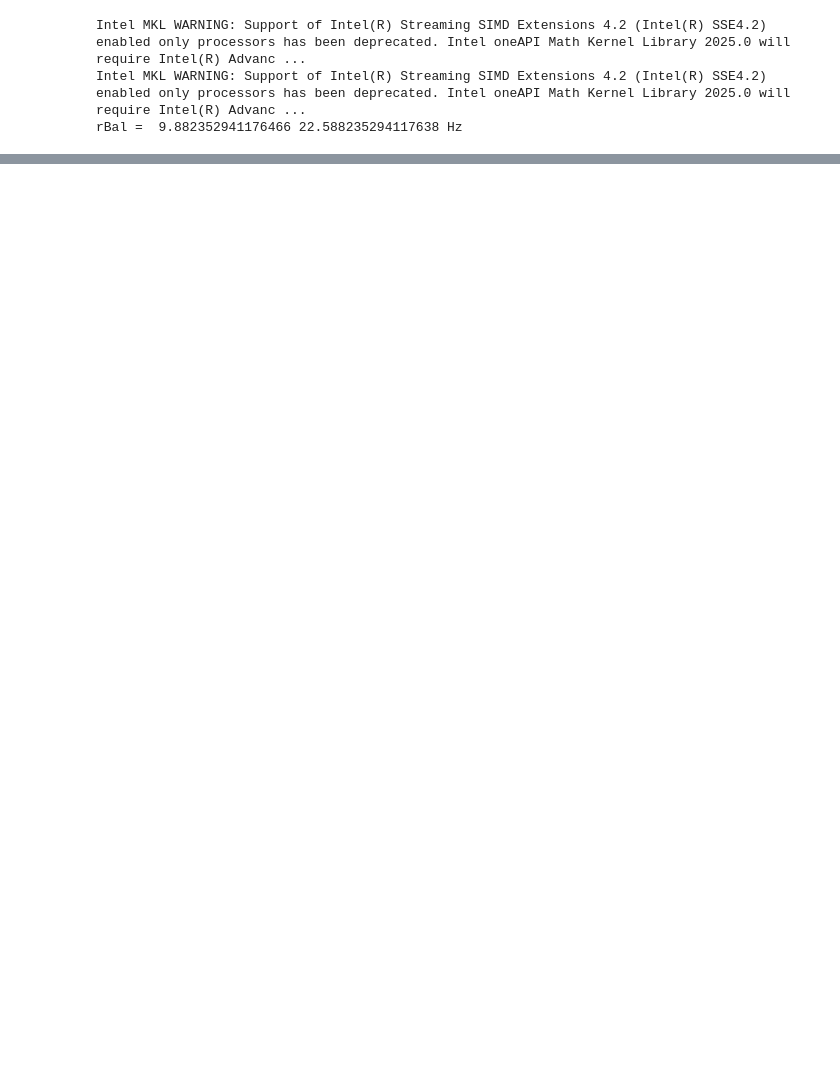
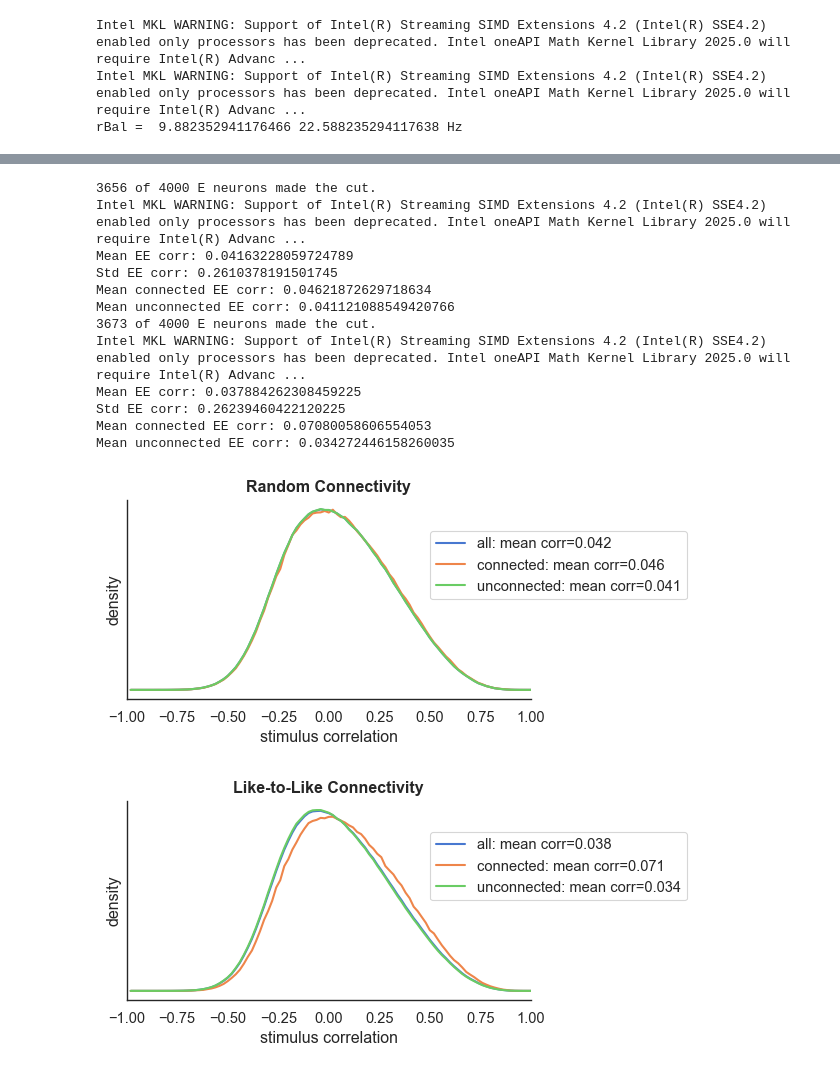
Before and after one commit to RobertRosenbaum/MicronsBalancedModel, a Jupyter notebook: MultiTrialRandLikeLikeTogether.ipynb, the cells around one changed output, grey strips where cells are left out. Drawn from its saved outputs; the diff is of its cells as text; code cells hidden in the pictures; blank space fills up the shorter version.

Commit message:
Ran longer sim, saved data, made figure with histograms and bar plots.

```diff
--- a/MultiTrialRandLikeLikeTogether.ipynb
+++ b/MultiTrialRandLikeLikeTogether.ipynb
@@ -74,7 +74,7 @@ sigmastim = X0.mean()/15.0
 numtrials=20
 
 # Window size for count correlations
-dtRate=250
+winsize=250
 
 # Percent of conn matrix to re-wire
 alpha=0.8
@@ -113,7 +113,7 @@ for j in range(StimDim):
 maxns=int(.05*Ne*Nt)+1
 Ierecord=[0,1,2]
 t0=tm()
-RateTime=np.arange(0,T,dtRate)
+RateTime=np.arange(0,T,winsize)
 reRand = np.zeros((numtrials,Ne,len(RateTime)))
 riRand = np.zeros((numtrials,Ni,len(RateTime)))
 reLikeLike = np.zeros((numtrials,Ne,len(RateTime)))
@@ -127,16 +127,16 @@ with warnings.catch_warnings():
         se,si,VeRec = EIFNetworkSim(J,Jx,X,X0,Ne,NeuronParams,tau,Nt,dt,maxns,Ierecord)
         se=se[:,se[0,:]>=0]
         si=si[:,si[0,:]>=0]
-        reRand[iii,:,:] = GetSpikeCounts(se,dtRate,Ne,T)/dtRate
-        riRand[iii,:,:] = GetSpikeCounts(si,dtRate,Ni,T)/dtRate
+        reRand[iii,:,:] = GetSpikeCounts(se,winsize,Ne,T)/winsize
+        riRand[iii,:,:] = GetSpikeCounts(si,winsize,Ni,T)/winsize
         print(iii+1,'of',numtrials,'rSimRand =',1000*reRand[iii,:,:].mean(),1000*riRand[iii,:,:].mean(),'Hz. ',tm()-t0,'s')
 
         # Run like-like sims.
         se,si,VeRec = EIFNetworkSim(JLikeLike,Jx,X,X0,Ne,NeuronParams,tau,Nt,dt,maxns,Ierecord)
         se=se[:,se[0,:]>=0]
         si=si[:,si[0,:]>=0]
-        reLikeLike[iii,:,:] = GetSpikeCounts(se,dtRate,Ne,T)/dtRate
-        riLikeLike[iii,:,:] = GetSpikeCounts(si,dtRate,Ni,T)/dtRate
+        reLikeLike[iii,:,:] = GetSpikeCounts(se,winsize,Ne,T)/winsize
+        riLikeLike[iii,:,:] = GetSpikeCounts(si,winsize,Ni,T)/winsize
         print(iii+1,'of',numtrials,'rSimLikeLike =',1000*reLikeLike[iii,:,:].mean(),1000*riLikeLike[iii,:,:].mean(),'Hz. ',tm()-t0,'s')
 
 print('Sims complete.')
@@ -153,12 +168,12 @@ rmin=1.0/1000
 
 nt=numtrials
 
-dtBins=0.02
-CorrBins=np.arange(-1,1+dtBins,dtBins)
+dBins=0.02
+CorrBins=np.arange(-1,1+dBins,dBins)
 
 
 # Counts from rates with burn-in
-ECounts = dtRate*reRand[:nt,:,int(Tburn/dtRate):-int(Tburn/dtRate)]
+ECounts = winsize*reRand[:nt,:,int(Tburn/winsize):-int(Tburn/winsize)]
 
 # Average over trials
 ECounts = ECounts[:nt,:,:].mean(axis=0)
@@ -175,21 +190,27 @@ JeeCutoff=Jee[ECutoffInds,:][:,ECutoffInds]
 ConnectedEECorrs=CutoffEECorrMatrix[np.where(np.triu(JeeCutoff,k=1))]
 UnconnectedEECorrs=CutoffEECorrMatrix[np.where(np.triu(np.logical_not(JeeCutoff),k=1))]
 
-
-print('Mean EE corr:',AllEECorrs.mean())
-print('Std EE corr:',AllEECorrs.std())
-print('Mean connected EE corr:',ConnectedEECorrs.mean())
-print('Mean unconnected EE corr:',UnconnectedEECorrs.mean())
+mAllEECorrsRand=AllEECorrs.mean()
+mConnectedEECorrsRand=ConnectedEECorrs.mean()
+mUnconnectedEECorrsRand=UnconnectedEECorrs.mean()
 
 
-hAllEE,_=np.histogram(AllEECorrs,CorrBins,density=True)
-hConnEE,_=np.histogram(ConnectedEECorrs,CorrBins,density=True)
-hUnconnEE,_=np.histogram(UnconnectedEECorrs,CorrBins,density=True)
+print('Mean EE corr:',mAllEECorrsRand)
+print('Std EE corr:',AllEECorrs.std())
+print('Mean connected EE corr:',mConnectedEECorrsRand)
+print('Mean unconnected EE corr:',mUnconnectedEECorrsRand)
+
+
+
+
+hAllEERand,_=np.histogram(AllEECorrs,CorrBins,density=True)
+hConnEERand,_=np.histogram(ConnectedEECorrs,CorrBins,density=True)
+hUnconnEERand,_=np.histogram(UnconnectedEECorrs,CorrBins,density=True)
 
 plt.figure(figsize=(6,3))
-plt.plot(CorrBins[1:],hAllEE, label="all: mean corr={:.3f}".format(AllEECorrs.mean()))
-plt.plot(CorrBins[1:],hConnEE, label="connected: mean corr={:.3f}".format(ConnectedEECorrs.mean()))
-plt.plot(CorrBins[1:],hUnconnEE, label="unconnected: mean corr={:.3f}".format(UnconnectedEECorrs.mean()))
+plt.plot(CorrBins[1:],hAllEERand, label="all: mean corr={:.3f}".format(mAllEECorrsRand))
+plt.plot(CorrBins[1:],hConnEERand, label="connected: mean corr={:.3f}".format(mConnectedEECorrsRand))
+plt.plot(CorrBins[1:],hUnconnEERand, label="unconnected: mean corr={:.3f}".format(mUnconnectedEECorrsRand))
 plt.ylabel('density')
 plt.xlabel('stimulus correlation')
 plt.legend(loc=(.75,.5))
@@ -204,42 +225,62 @@ plt.tight_layout()
 
 
 # Counts from rates with burn-in
-ECounts = dtRate*reLikeLike[:nt,:,int(Tburn/dtRate):-int(Tburn/dtRate)]
+ECounts = winsize*reLikeLike[:nt,:,int(Tburn/winsize):-int(Tburn/winsize)]
 
 # Average over trials
 ECounts = ECounts[:nt,:,:].mean(axis=0)
 
 
 ECutoffInds=np.where(ECounts.sum(axis=1)>T*rmin)[0]
 numGood = len(ECutoffInds)
 print(numGood,'of',Ne,'E neurons made the cut.')
 CutoffEECorrMatrix=np.corrcoef(ECounts[ECutoffInds])
 AllEECorrs = CutoffEECorrMatrix[np.triu_indices_from(CutoffEECorrMatrix,k=1)]
 
 Jee=JLikeLike[:Ne,:Ne]
 JeeCutoff=Jee[ECutoffInds,:][:,ECutoffInds]
 ConnectedEECorrs=CutoffEECorrMatrix[np.where(np.triu(JeeCutoff,k=1))]
 UnconnectedEECorrs=CutoffEECorrMatrix[np.where(np.triu(np.logical_not(JeeCutoff),k=1))]
 
 
 print('Mean EE corr:',AllEECorrs.mean())
 print('Std EE corr:',AllEECorrs.std())
 print('Mean connected EE corr:',ConnectedEECorrs.mean())
 print('Mean unconnected EE corr:',UnconnectedEECorrs.mean())
 
-hAllEE,_=np.histogram(AllEECorrs,CorrBins,density=True)
-hConnEE,_=np.histogram(ConnectedEECorrs,CorrBins,density=True)
-hUnconnEE,_=np.histogram(UnconnectedEECorrs,CorrBins,density=True)
+hAllEELikeLike,_=np.histogram(AllEECorrs,CorrBins,density=True)
+hConnEELikeLike,_=np.histogram(ConnectedEECorrs,CorrBins,density=True)
+hUnconnEELikeLike,_=np.histogram(UnconnectedEECorrs,CorrBins,density=True)
+
+mAllEECorrsLikeLike=AllEECorrs.mean()
+mConnectedEECorrsLikeLike=ConnectedEECorrs.mean()
+mUnconnectedEECorrsLikeLike=UnconnectedEECorrs.mean()
+
 
 plt.figure(figsize=(6,3))
-plt.plot(CorrBins[1:],hAllEE, label="all: mean corr={:.3f}".format(AllEECorrs.mean()))
-plt.plot(CorrBins[1:],hConnEE, label="connected: mean corr={:.3f}".format(ConnectedEECorrs.mean()))
-plt.plot(CorrBins[1:],hUnconnEE, label="unconnected: mean corr={:.3f}".format(UnconnectedEECorrs.mean()))
+plt.plot(CorrBins[1:],hAllEELikeLike, label="all: mean corr={:.3f}".format(mAllEECorrsLikeLike))
+plt.plot(CorrBins[1:],hConnEELikeLike, label="connected: mean corr={:.3f}".format(mConnectedEECorrsLikeLike))
+plt.plot(CorrBins[1:],hUnconnEELikeLike, label="unconnected: mean corr={:.3f}".format(mUnconnectedEECorrsLikeLike))
 plt.ylabel('density')
 plt.xlabel('stimulus correlation')
 plt.legend(loc=(.75,.5))
 plt.xlim([-1,1])
 plt.title('Like-to-Like Connectivity', weight='bold')
 plt.yticks([])
 sns.despine()
 plt.tight_layout()
+# %% [output]
+3656 of 4000 E neurons made the cut.
+Intel MKL WARNING: Support of Intel(R) Streaming SIMD Extensions 4.2 (Intel(R) SSE4.2) enabled only processors has been deprecated. Intel oneAPI Math Kernel Library 2025.0 will require Intel(R) Advanc ...
+Mean EE corr: 0.04163228059724789
+Std EE corr: 0.2610378191501745
+Mean connected EE corr: 0.04621872629718634
+Mean unconnected EE corr: 0.041121088549420766
+3673 of 4000 E neurons made the cut.
+Intel MKL WARNING: Support of Intel(R) Streaming SIMD Extensions 4.2 (Intel(R) SSE4.2) enabled only processors has been deprecated. Intel oneAPI Math Kernel Library 2025.0 will require Intel(R) Advanc ...
+Mean EE corr: 0.037884262308459225
+Std EE corr: 0.26239460422120225
+Mean connected EE corr: 0.07080058606554053
+Mean unconnected EE corr: 0.034272446158260035
+[figure, added]
+[figure, added]
```
Also changed, not shown: parts of 3 cells of this notebook, 4 other files.
